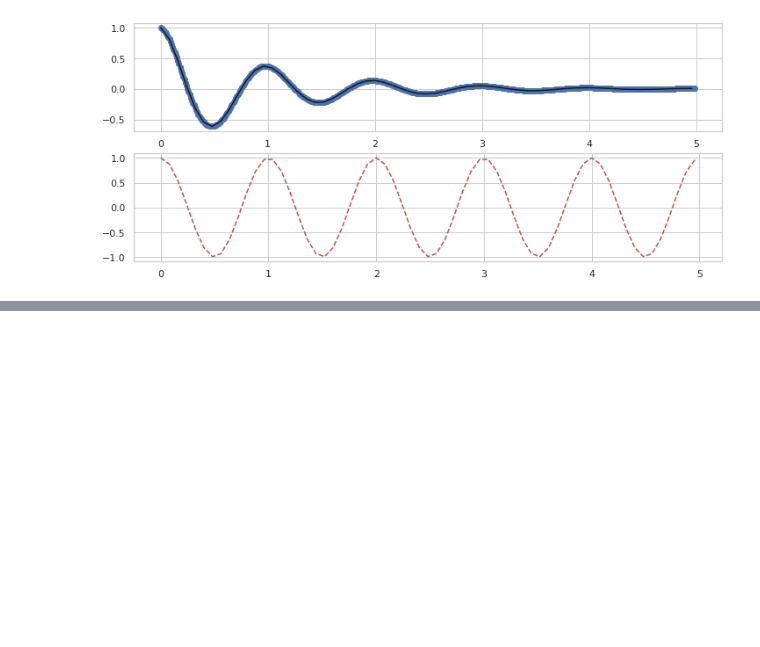
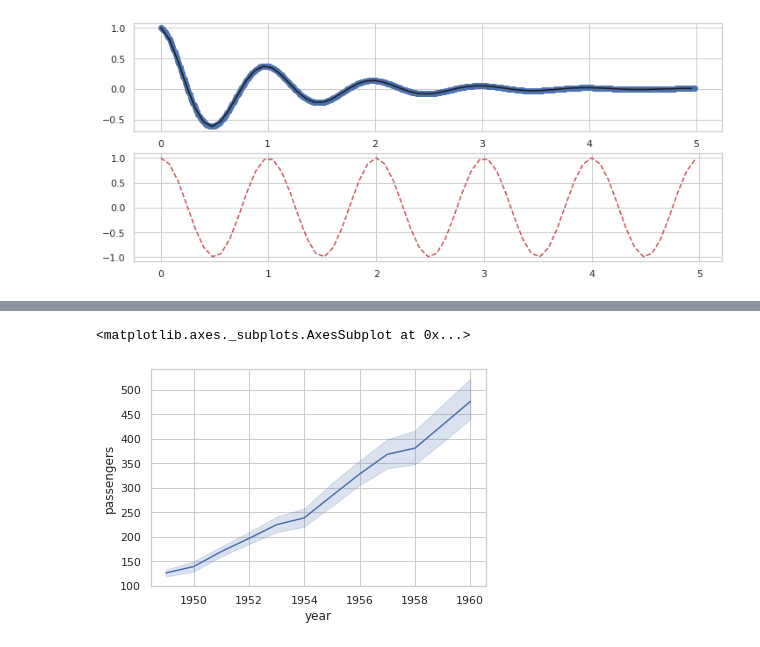
Before and after one commit to Akanerd/Orbit-Archieve, a Jupyter notebook: Day 11 - Live Code sesi 2.ipynb, the cells around one changed output, grey strips where cells are left out. Drawn from its saved outputs; the diff is of its cells as text; code cells hidden in the pictures; blank space fills up the shorter version.

```diff
--- a/Day 11 - Live Code sesi 2.ipynb
+++ b/Day 11 - Live Code sesi 2.ipynb
@@ -126,0 +129,3 @@ plt.show()
+# %%
+flight = sns.load_dataset("flights")
+flight.head()
@@ -126,0 +139,6 @@ plt.show()
+# %%
+may_flights = flight.query("month == 'May'")
+sns.lineplot(data = flight, x="year",y="passengers")
+# %% [output]
+<matplotlib.axes._subplots.AxesSubplot at 0x...>
+[figure, added]
```
Also changed, not shown: parts of 3 cells of this notebook.
